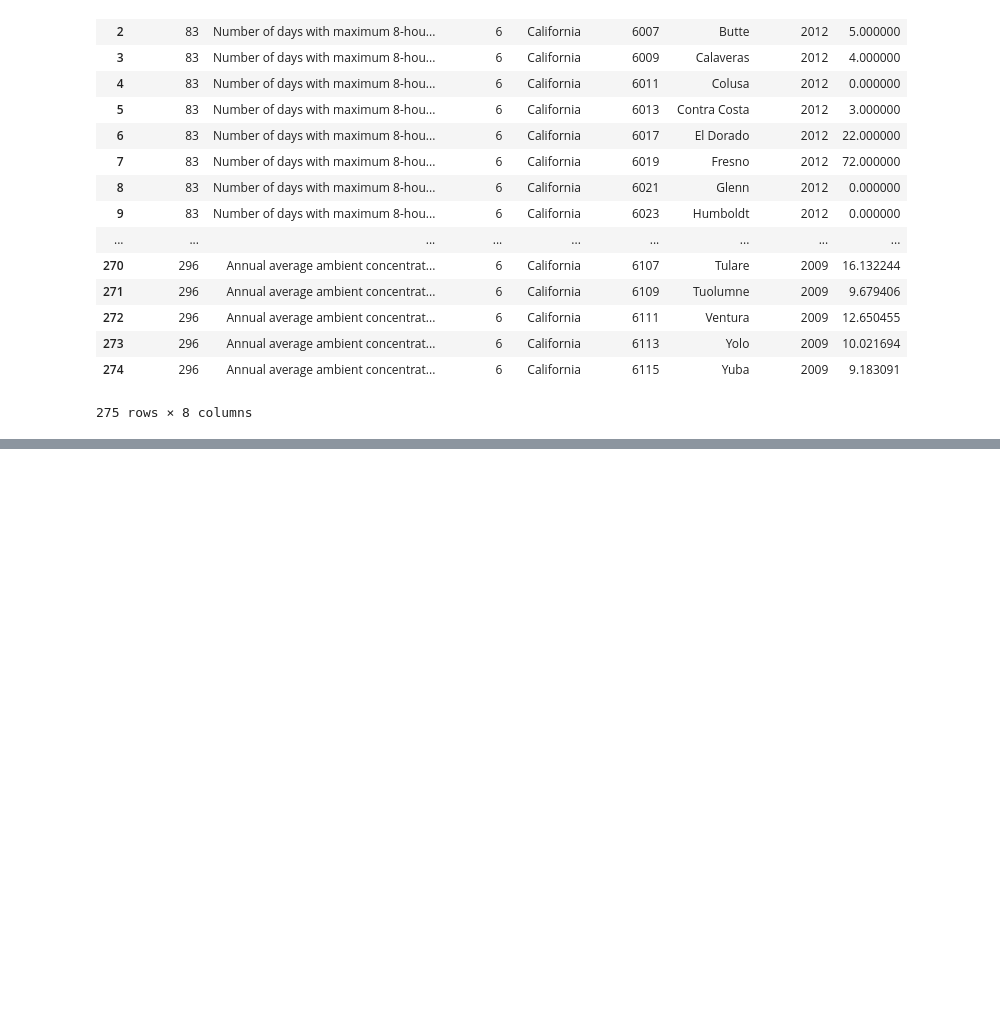
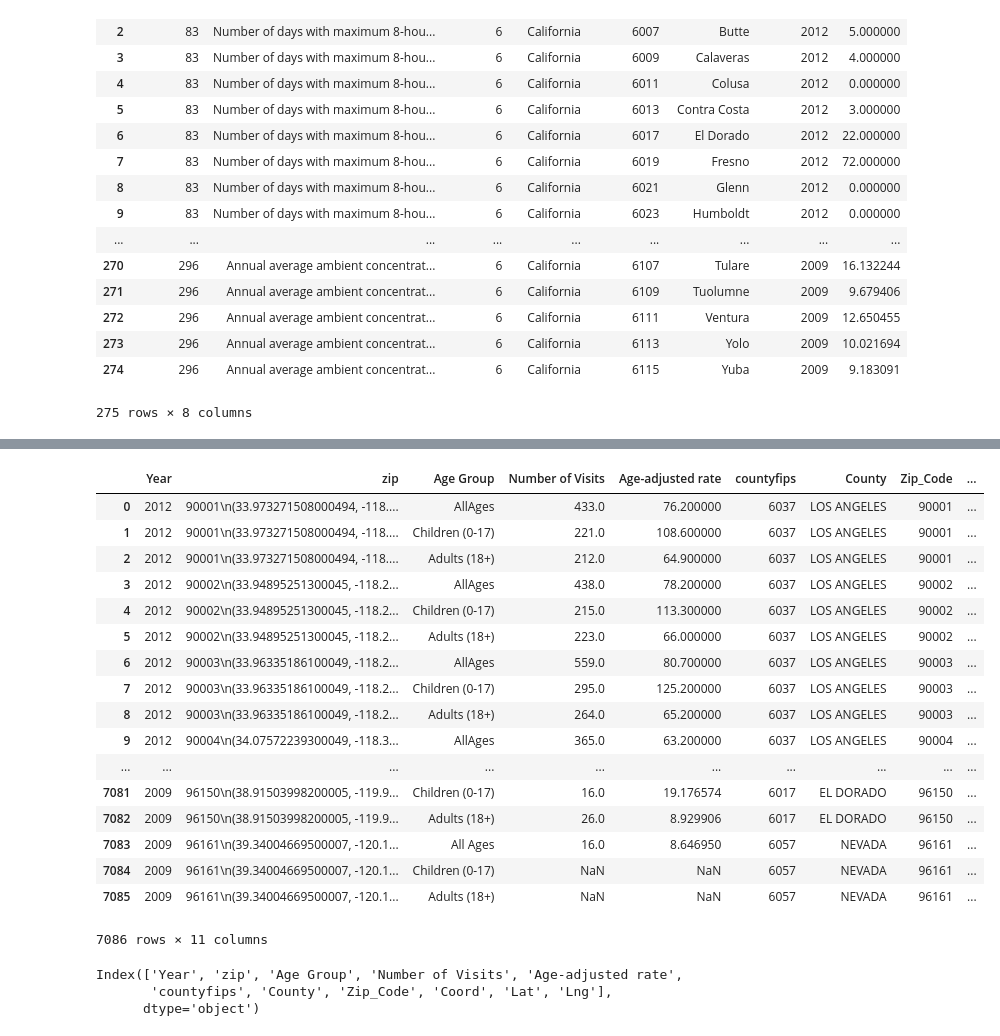
Before and after one commit to VanessaKnox/MVP-Solutions, a Jupyter notebook: masterprojectwork.ipynb, the cells around one changed output, grey strips where cells are left out. Drawn from its saved outputs; the diff is of its cells as text; code cells hidden in the pictures; blank space fills up the shorter version.

```diff
--- a/masterprojectwork.ipynb
+++ b/masterprojectwork.ipynb
@@ -374,0 +448,29 @@ cdc_df_2012_2009_combined
+# %%
+ca_asthma_data["Lat"] = ca_asthma_data["Lat"].str.replace('(', '')
+ca_asthma_data["Lng"] = ca_asthma_data["Lng"].str.replace(')', '')
+ca_asthma_data
+# %% [output]
+|  | Year | zip | Age Group | Number of Visits | Age-adjusted rate | countyfips | County | Zip_Code | ... |
+| 0 | 2012 | 90001\n(33.973271508000494, -118.... | AllAges | 433.0 | 76.200000 | 6037 | LOS ANGELES | 90001 | ... |
+| 1 | 2012 | 90001\n(33.973271508000494, -118.... | Children (0-17) | 221.0 | 108.600000 | 6037 | LOS ANGELES | 90001 | ... |
+| 2 | 2012 | 90001\n(33.973271508000494, -118.... | Adults (18+) | 212.0 | 64.900000 | 6037 | LOS ANGELES | 90001 | ... |
+| 3 | 2012 | 90002\n(33.94895251300045, -118.2... | AllAges | 438.0 | 78.200000 | 6037 | LOS ANGELES | 90002 | ... |
+| 4 | 2012 | 90002\n(33.94895251300045, -118.2... | Children (0-17) | 215.0 | 113.300000 | 6037 | LOS ANGELES | 90002 | ... |
+| 5 | 2012 | 90002\n(33.94895251300045, -118.2... | Adults (18+) | 223.0 | 66.000000 | 6037 | LOS ANGELES | 90002 | ... |
+| 6 | 2012 | 90003\n(33.96335186100049, -118.2... | AllAges | 559.0 | 80.700000 | 6037 | LOS ANGELES | 90003 | ... |
+| 7 | 2012 | 90003\n(33.96335186100049, -118.2... | Children (0-17) | 295.0 | 125.200000 | 6037 | LOS ANGELES | 90003 | ... |
+| 8 | 2012 | 90003\n(33.96335186100049, -118.2... | Adults (18+) | 264.0 | 65.200000 | 6037 | LOS ANGELES | 90003 | ... |
+| 9 | 2012 | 90004\n(34.07572239300049, -118.3... | AllAges | 365.0 | 63.200000 | 6037 | LOS ANGELES | 90004 | ... |
+| ... | ... | ... | ... | ... | ... | ... | ... | ... | ... |
+| 7081 | 2009 | 96150\n(38.91503998200005, -119.9... | Children (0-17) | 16.0 | 19.176574 | 6017 | EL DORADO | 96150 | ... |
+| 7082 | 2009 | 96150\n(38.91503998200005, -119.9... | Adults (18+) | 26.0 | 8.929906 | 6017 | EL DORADO | 96150 | ... |
+| 7083 | 2009 | 96161\n(39.34004669500007, -120.1... | All Ages | 16.0 | 8.646950 | 6057 | NEVADA | 96161 | ... |
+| 7084 | 2009 | 96161\n(39.34004669500007, -120.1... | Children (0-17) | NaN | NaN | 6057 | NEVADA | 96161 | ... |
+| 7085 | 2009 | 96161\n(39.34004669500007, -120.1... | Adults (18+) | NaN | NaN | 6057 | NEVADA | 96161 | ... |
+7086 rows × 11 columns
+# %%
+ca_asthma_data.columns
+# %% [output]
+Index(['Year', 'zip', 'Age Group', 'Number of Visits', 'Age-adjusted rate',
+       'countyfips', 'County', 'Zip_Code', 'Coord', 'Lat', 'Lng'],
+      dtype='object')
```
Also changed, not shown: parts of 20 cells of this notebook.
